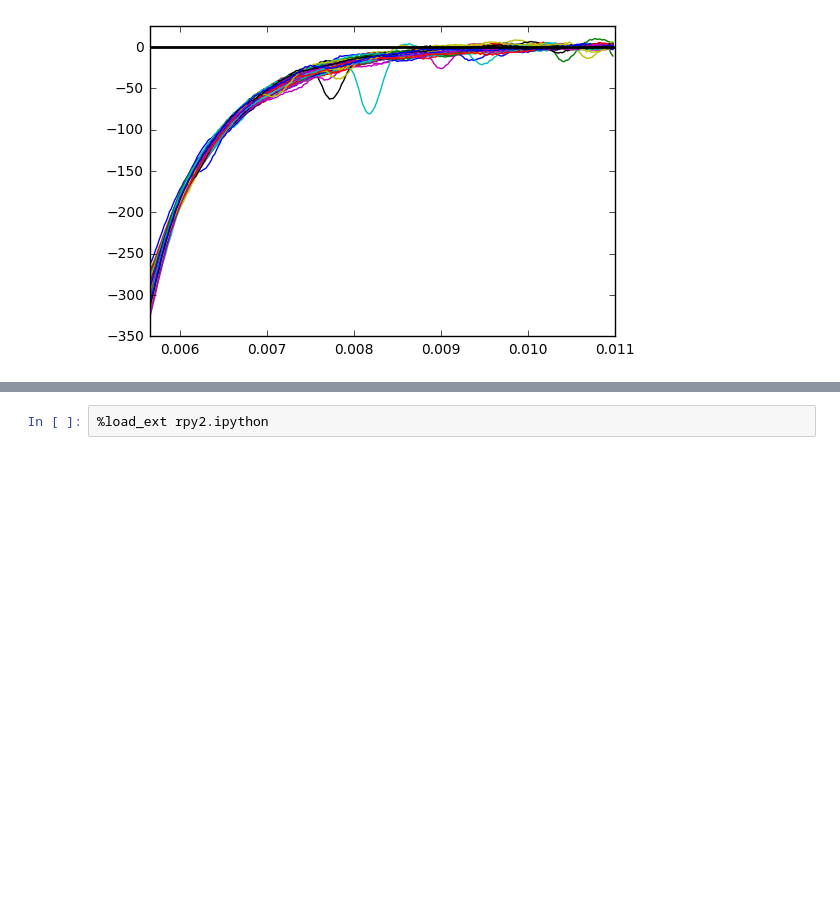
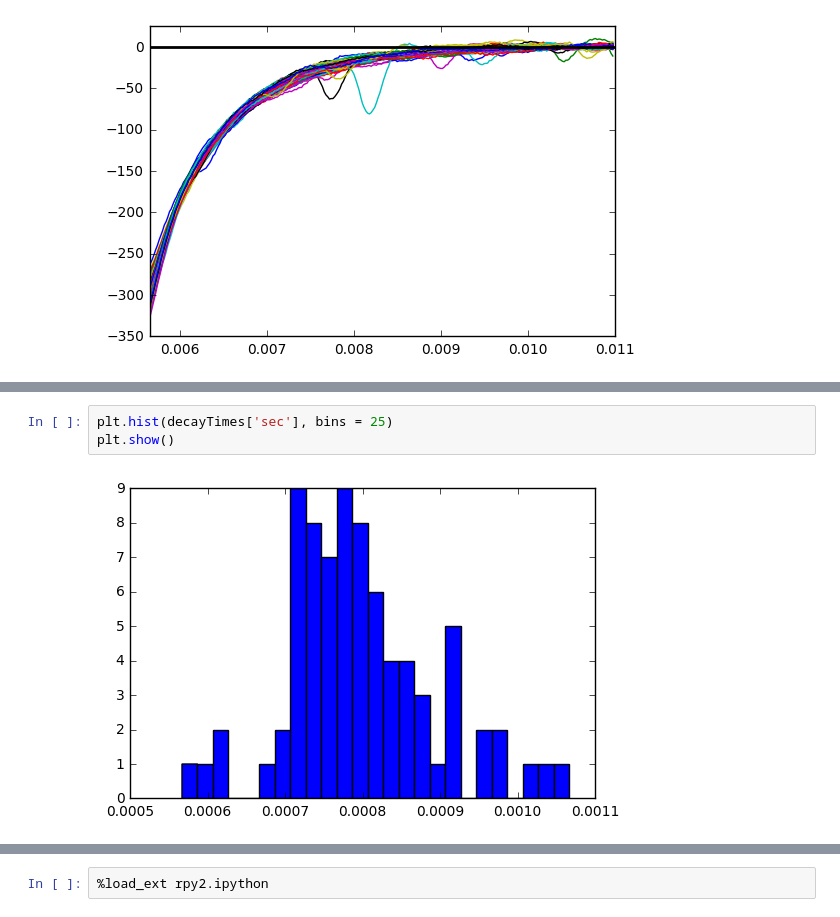
Before and after one commit to yuwie10/ephysAnalysis, a Jupyter notebook: ephysAnalysis.ipynb, the cells around one changed output, grey strips where cells are left out. Drawn from its saved outputs; the diff is of its cells as text; blank space fills up the shorter version.

```diff
--- a/ephysAnalysis.ipynb
+++ b/ephysAnalysis.ipynb
@@ -180,0 +202,5 @@ coefs.head()
+# %%
+plt.hist(decayTimes['sec'], bins = 25)
+plt.show()
+# %% [output]
+[figure, added]
```
Also changed, not shown: parts of 45 cells of this notebook, 1 other file.
